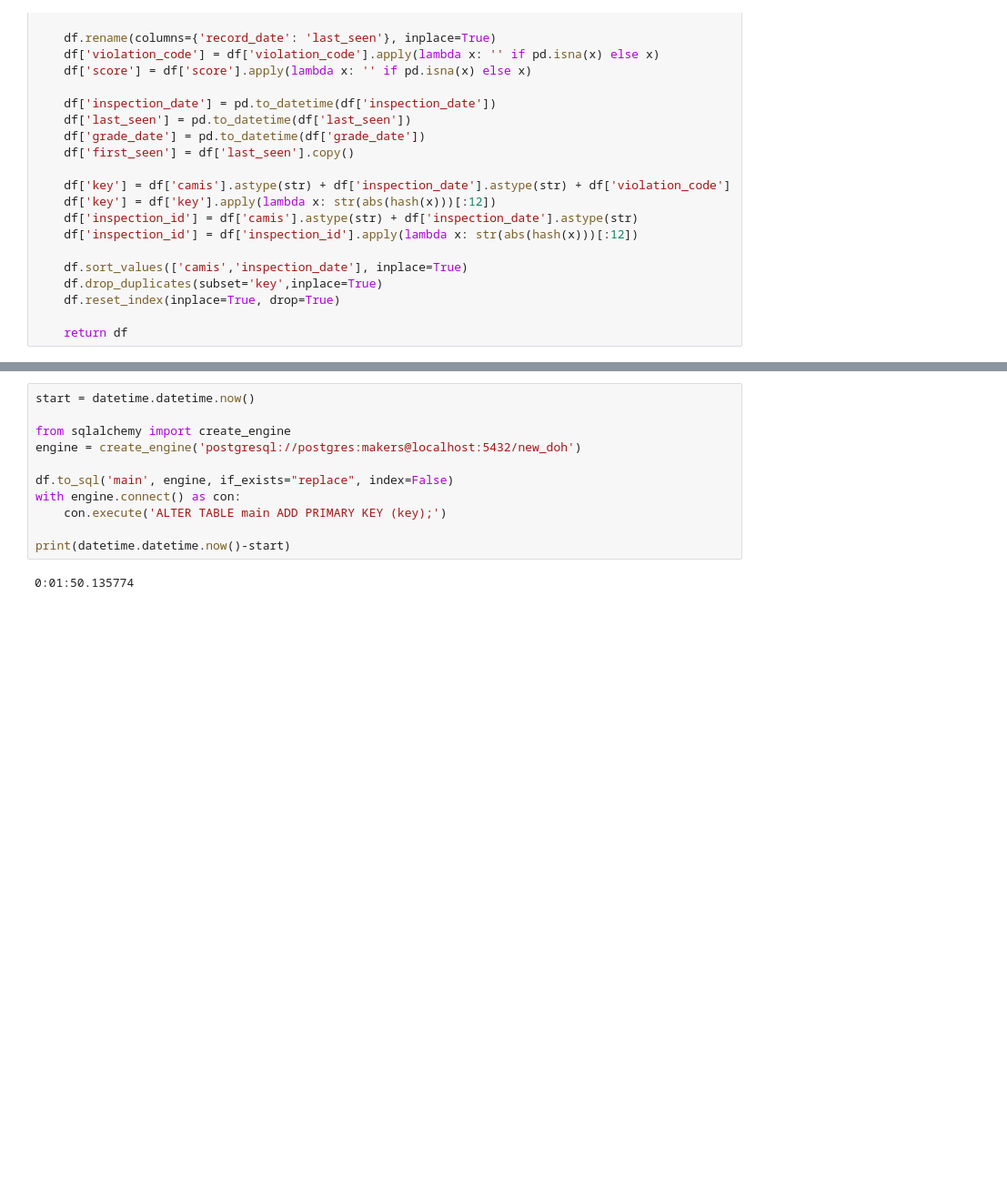
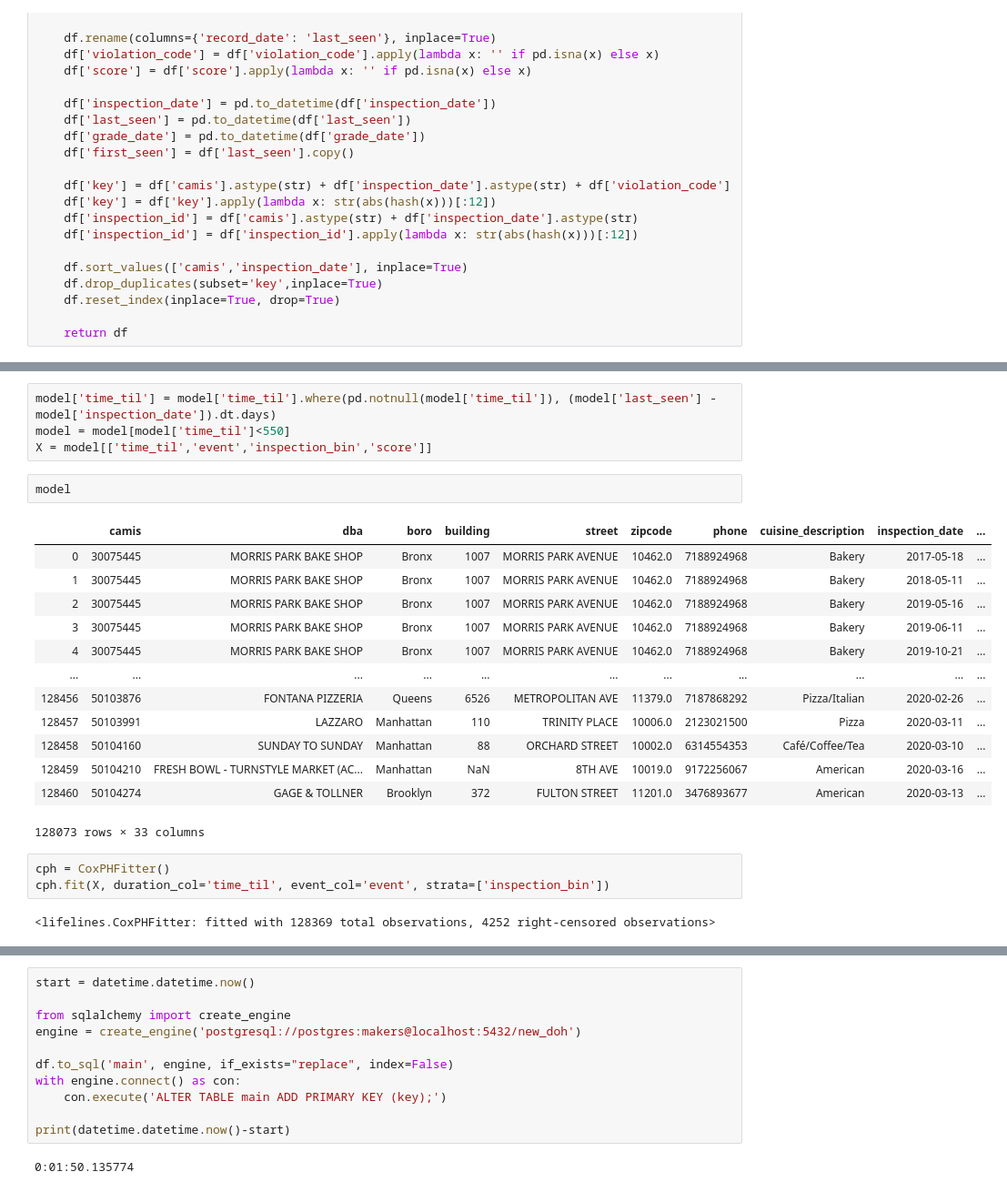
Before and after one commit to AdamWBeal/nyc_doh_predictor, a Jupyter notebook: scratchpad.ipynb, the cells around one changed output, grey strips where cells are left out. Shown: that part at 91% size. Cells and saved outputs as stored; diff of their text form; blank space fills up the shorter version.

```diff
--- a/scratchpad.ipynb
+++ b/scratchpad.ipynb
@@ -45,0 +379,25 @@ model = prepare_data('new_file.csv')
+# %%
+model['time_til'] = model['time_til'].where(pd.notnull(model['time_til']), (model['last_seen'] - model['inspection_date']).dt.days)
+model = model[model['time_til']<550]
+X = model[['time_til','event','inspection_bin','score']]
+# %%
+model
+# %% [output]
+|  | camis | dba | boro | building | street | zipcode | phone | cuisine_description | inspection_date | ... |
+| 0 | 30075445 | MORRIS PARK BAKE SHOP | Bronx | 1007 | MORRIS PARK AVENUE | 10462.0 | 7188924968 | Bakery | 2017-05-18 | ... |
+| 1 | 30075445 | MORRIS PARK BAKE SHOP | Bronx | 1007 | MORRIS PARK AVENUE | 10462.0 | 7188924968 | Bakery | 2018-05-11 | ... |
+| 2 | 30075445 | MORRIS PARK BAKE SHOP | Bronx | 1007 | MORRIS PARK AVENUE | 10462.0 | 7188924968 | Bakery | 2019-05-16 | ... |
+| 3 | 30075445 | MORRIS PARK BAKE SHOP | Bronx | 1007 | MORRIS PARK AVENUE | 10462.0 | 7188924968 | Bakery | 2019-06-11 | ... |
+| 4 | 30075445 | MORRIS PARK BAKE SHOP | Bronx | 1007 | MORRIS PARK AVENUE | 10462.0 | 7188924968 | Bakery | 2019-10-21 | ... |
+| ... | ... | ... | ... | ... | ... | ... | ... | ... | ... | ... |
+| 128456 | 50103876 | FONTANA PIZZERIA | Queens | 6526 | METROPOLITAN AVE | 11379.0 | 7187868292 | Pizza/Italian | 2020-02-26 | ... |
+| 128457 | 50103991 | LAZZARO | Manhattan | 110 | TRINITY PLACE | 10006.0 | 2123021500 | Pizza | 2020-03-11 | ... |
+| 128458 | 50104160 | SUNDAY TO SUNDAY | Manhattan | 88 | ORCHARD STREET | 10002.0 | 6314554353 | Café/Coffee/Tea | 2020-03-10 | ... |
+| 128459 | 50104210 | FRESH BOWL - TURNSTYLE MARKET (AC... | Manhattan | NaN | 8TH AVE | 10019.0 | 9172256067 | American | 2020-03-16 | ... |
+| 128460 | 50104274 | GAGE & TOLLNER | Brooklyn | 372 | FULTON STREET | 11201.0 | 3476893677 | American | 2020-03-13 | ... |
+128073 rows × 33 columns
+# %%
+cph = CoxPHFitter()
+cph.fit(X, duration_col='time_til', event_col='event', strata=['inspection_bin'])
+# %% [output]
+<lifelines.CoxPHFitter: fitted with 128369 total observations, 4252 right-censored observations>
```
Also changed, not shown: parts of 41 cells of this notebook, 13 other files.
